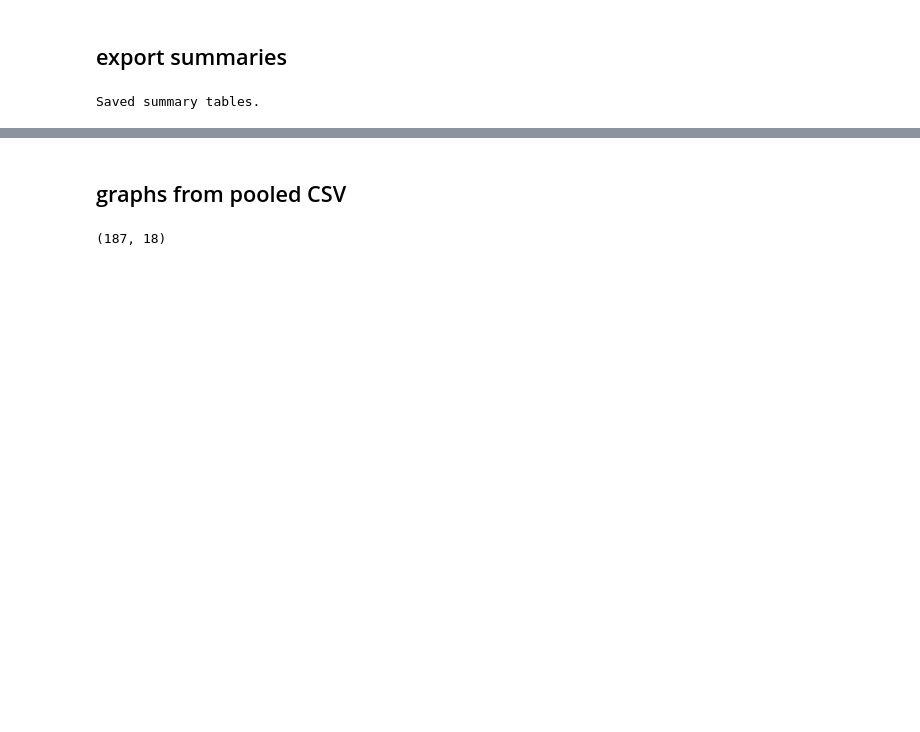
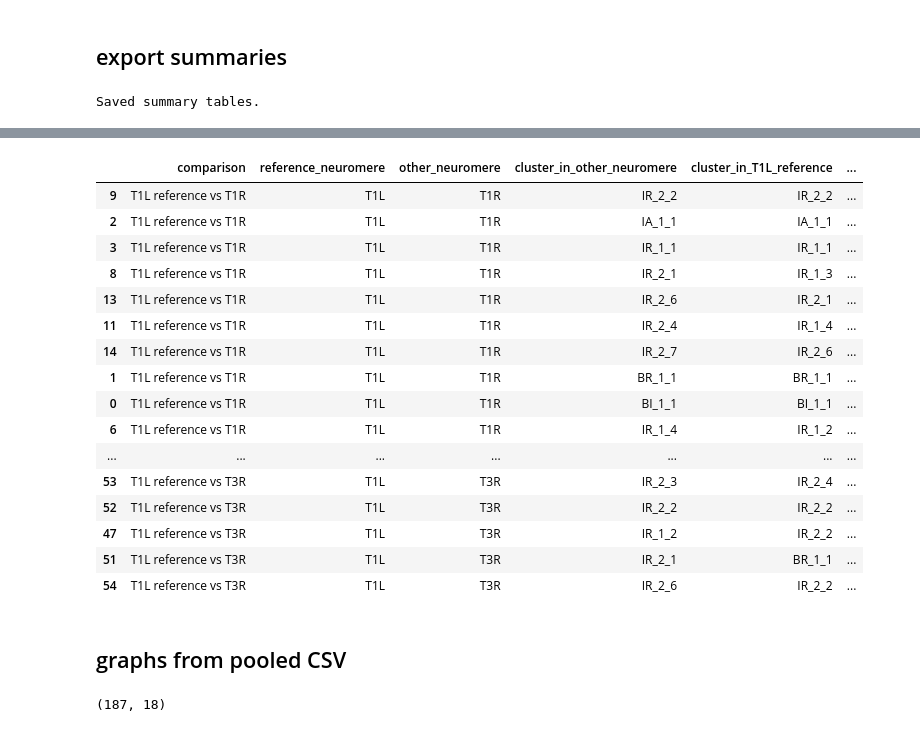
Before and after one commit to J-Soffers/4B-analysis, a Jupyter notebook: MANC-12- v1.2.3_2_all_neuromere_analysis_version2.ipynb, the cells around one changed output, grey strips where cells are left out. Cells and saved outputs as stored; diff of their text form; code cells hidden in the pictures; blank space fills up the shorter version.

```diff
--- a/MANC-12- v1.2.3_2_all_neuromere_analysis_version2.ipynb
+++ b/MANC-12- v1.2.3_2_all_neuromere_analysis_version2.ipynb
@@ -194,3 +352,97 @@ Saved summary tables.
+# %%
+import pandas as pd
+
+df = pooled_df[["neuromere", "type", "morphology_cluster_id"]].dropna().drop_duplicates()
+
+REF = "T1L"
+
+results = []
+
+df_ref = (
+    df[df["neuromere"] == REF][["type", "morphology_cluster_id"]]
+    .rename(columns={"morphology_cluster_id": "cluster_in_T1L_reference"})
+)
+
+for neu in sorted(df["neuromere"].unique()):
+    if neu == REF:
+        continue
+
+    df_other = (
+        df[df["neuromere"] == neu][["type", "morphology_cluster_id"]]
+        .rename(columns={"morphology_cluster_id": "cluster_in_other_neuromere"})
+    )
+
+    merged = df_other.merge(df_ref, on="type", how="inner")
+
+    counts = (
+        merged
+        .groupby(["cluster_in_other_neuromere", "cluster_in_T1L_reference"])
+        .size()
+        .reset_index(name="n_matching_types")
+    )
+
+    totals = (
+        counts
+        .groupby("cluster_in_other_neuromere")["n_matching_types"]
+        .sum()
+        .reset_index(name="total_matched_types")
+    )
+
+    best = (
+        counts
+        .sort_values("n_matching_types", ascending=False)
+        .groupby("cluster_in_other_neuromere", as_index=False)
+        .first()
+    )
+
+    best = best.merge(totals, on="cluster_in_other_neuromere")
+    best["fraction_matching_T1L"] = (
+        best["n_matching_types"] / best["total_matched_types"]
+    )
+
+    best["reference_neuromere"] = REF
+    best["other_neuromere"] = neu
+    best["comparison"] = REF + " reference vs " + neu
+
+    results.append(best)
+
+t1l_reference_map = pd.concat(results, ignore_index=True)
+
+t1l_reference_map = t1l_reference_map[
+    [
+        "comparison",
+        "reference_neuromere",
+        "other_neuromere",
+        "cluster_in_other_neuromere",
+        "cluster_in_T1L_reference",
+        "n_matching_types",
+        "total_matched_types",
+        "fraction_matching_T1L",
+    ]
+].sort_values(
+    ["other_neuromere", "fraction_matching_T1L", "n_matching_types"],
+    ascending=[True, False, False]
+)
+
+t1l_reference_map.head(100)
+# %% [output]
+|  | comparison | reference_neuromere | other_neuromere | cluster_in_other_neuromere | cluster_in_T1L_reference | ... |
+| 9 | T1L reference vs T1R | T1L | T1R | IR_2_2 | IR_2_2 | ... |
+| 2 | T1L reference vs T1R | T1L | T1R | IA_1_1 | IA_1_1 | ... |
+| 3 | T1L reference vs T1R | T1L | T1R | IR_1_1 | IR_1_1 | ... |
+| 8 | T1L reference vs T1R | T1L | T1R | IR_2_1 | IR_1_3 | ... |
+| 13 | T1L reference vs T1R | T1L | T1R | IR_2_6 | IR_2_1 | ... |
+| 11 | T1L reference vs T1R | T1L | T1R | IR_2_4 | IR_1_4 | ... |
+| 14 | T1L reference vs T1R | T1L | T1R | IR_2_7 | IR_2_6 | ... |
+| 1 | T1L reference vs T1R | T1L | T1R | BR_1_1 | BR_1_1 | ... |
+| 0 | T1L reference vs T1R | T1L | T1R | BI_1_1 | BI_1_1 | ... |
+| 6 | T1L reference vs T1R | T1L | T1R | IR_1_4 | IR_1_2 | ... |
+| ... | ... | ... | ... | ... | ... | ... |
+| 53 | T1L reference vs T3R | T1L | T3R | IR_2_3 | IR_2_4 | ... |
+| 52 | T1L reference vs T3R | T1L | T3R | IR_2_2 | IR_2_2 | ... |
+| 47 | T1L reference vs T3R | T1L | T3R | IR_1_2 | IR_2_2 | ... |
+| 51 | T1L reference vs T3R | T1L | T3R | IR_2_1 | BR_1_1 | ... |
+| 54 | T1L reference vs T3R | T1L | T3R | IR_2_6 | IR_2_2 | ... |
 # %% [markdown]
 ## graphs from pooled CSV
 # %%
```
Also changed, not shown: parts of 13 cells of this notebook, 34 other files.
